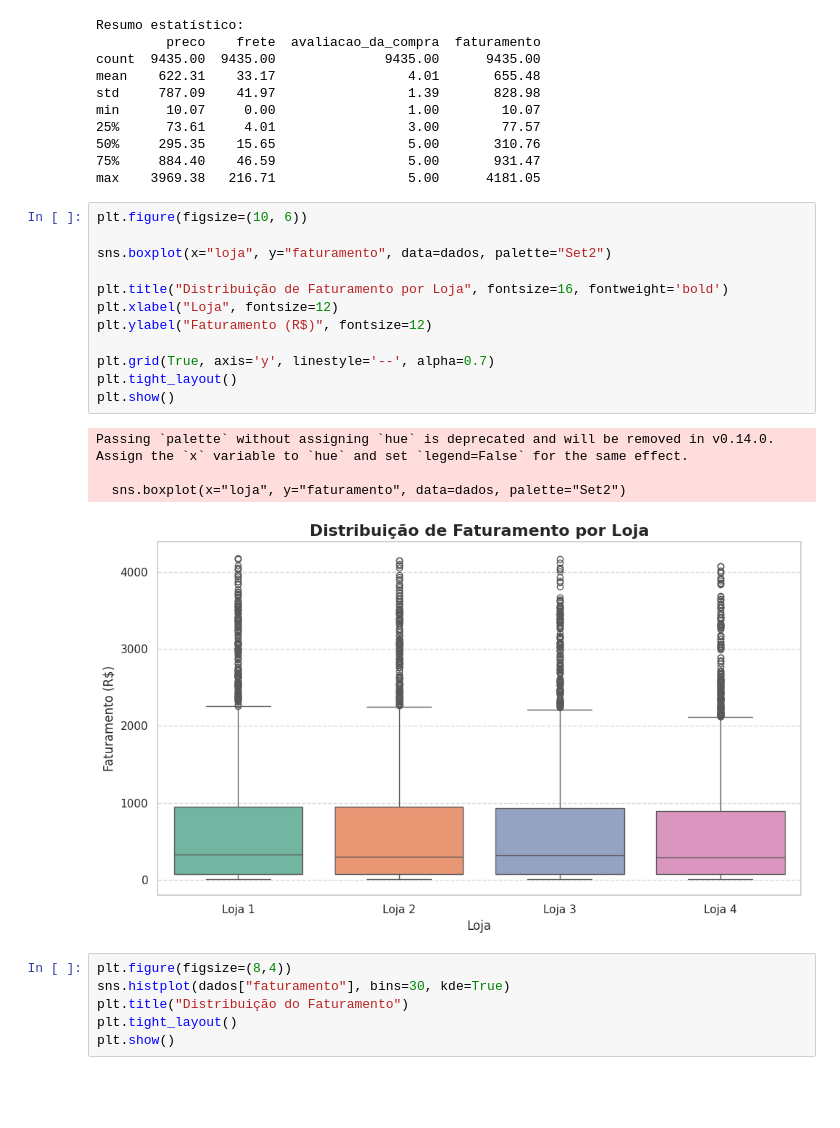
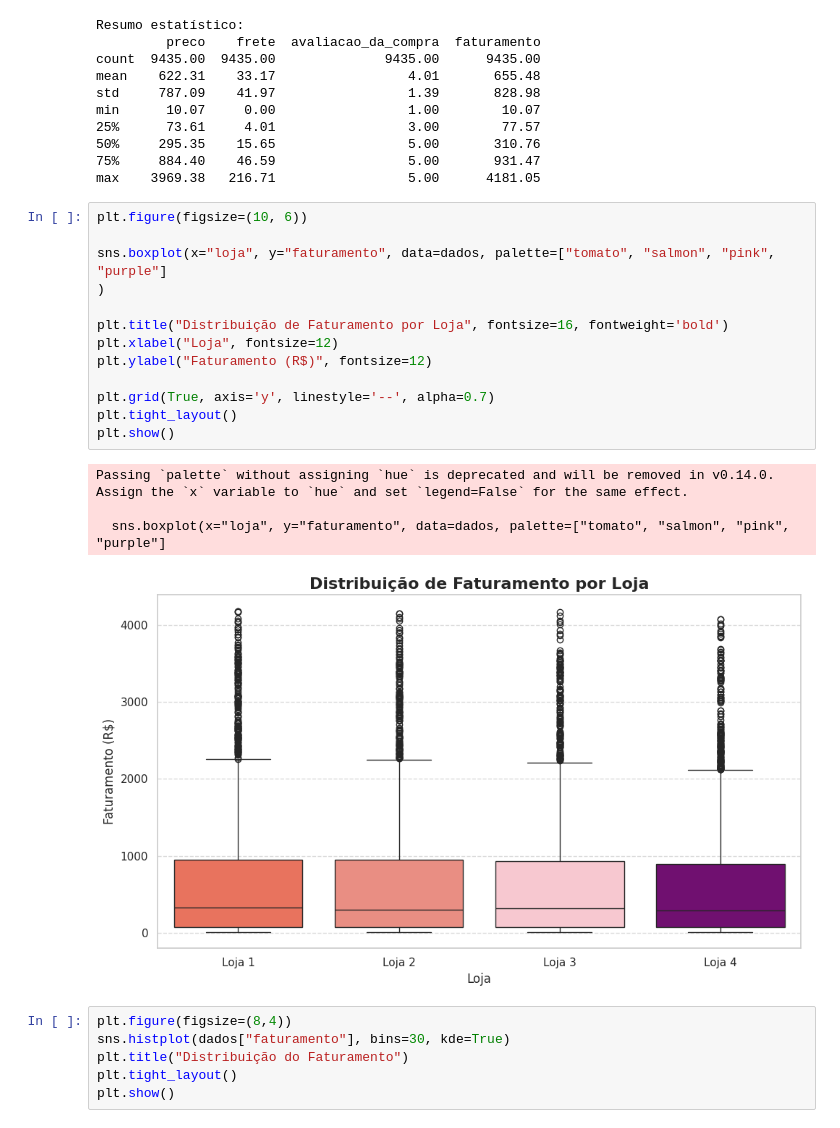
Before and after one commit to Polyanat59/Trab_preparacao_de_dados, a Jupyter notebook: preparacao_dados.ipynb, the cells around one changed output. Drawn from its saved outputs; the diff is of its cells as text; blank space fills up the shorter version.

```diff
--- a/preparacao_dados.ipynb
+++ b/preparacao_dados.ipynb
@@ -109,20 +109,21 @@ max    3969.38   216.71                 5.00      4181.05
 # %%
 plt.figure(figsize=(10, 6))
 
-sns.boxplot(x="loja", y="faturamento", data=dados, palette="Set2")
+sns.boxplot(x="loja", y="faturamento", data=dados, palette=["tomato", "salmon", "pink", "purple"]
+)
 
 plt.title("Distribuição de Faturamento por Loja", fontsize=16, fontweight='bold')
 plt.xlabel("Loja", fontsize=12)
 plt.ylabel("Faturamento (R$)", fontsize=12)
 
 plt.grid(True, axis='y', linestyle='--', alpha=0.7)
 plt.tight_layout()
 plt.show()
 # %% [output]
 Passing `palette` without assigning `hue` is deprecated and will be removed in v0.14.0. Assign the `x` variable to `hue` and set `legend=False` for the same effect.
 
-  sns.boxplot(x="loja", y="faturamento", data=dados, palette="Set2")
+  sns.boxplot(x="loja", y="faturamento", data=dados, palette=["tomato", "salmon", "pink", "purple"]
-[figure, old version]
+[figure, new version]
 # %%
 plt.figure(figsize=(8,4))
 sns.histplot(dados["faturamento"], bins=30, kde=True)
```
Also changed, not shown: parts of 1 cell of this notebook.
